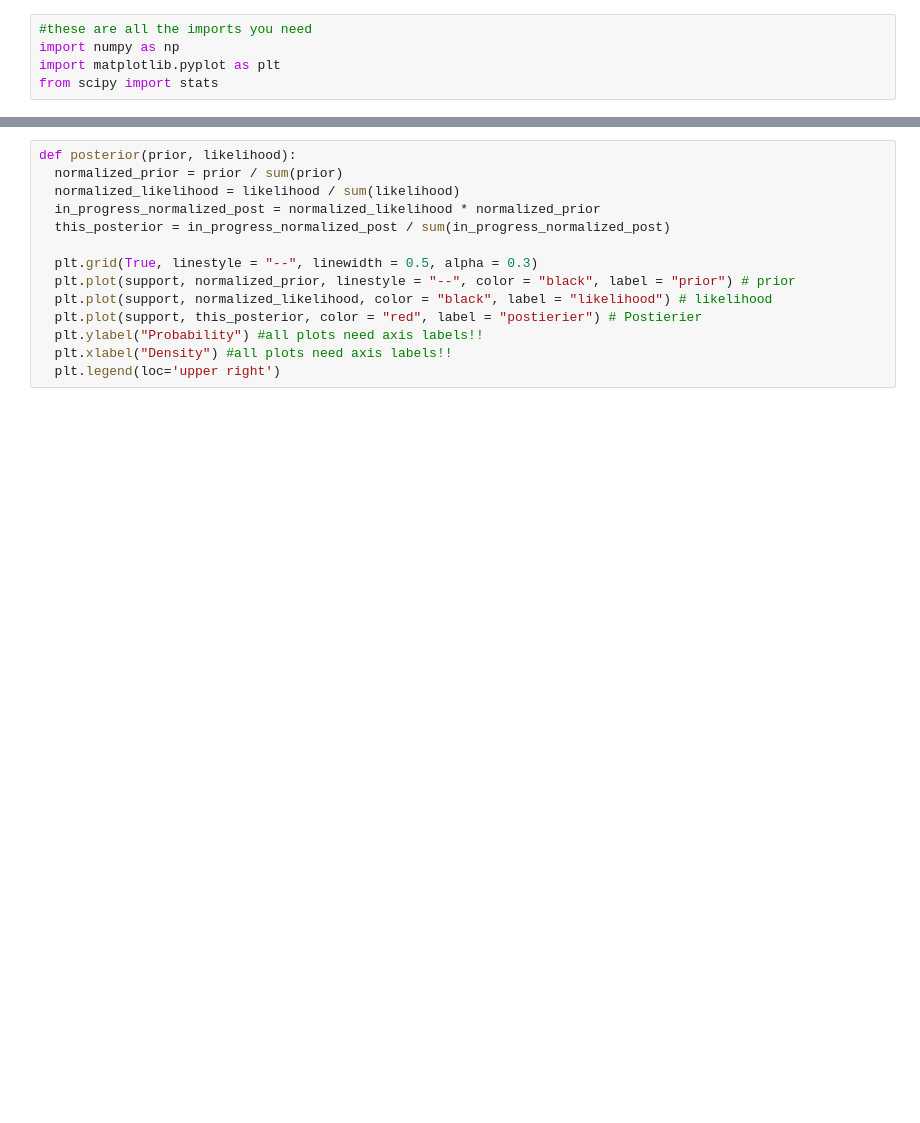
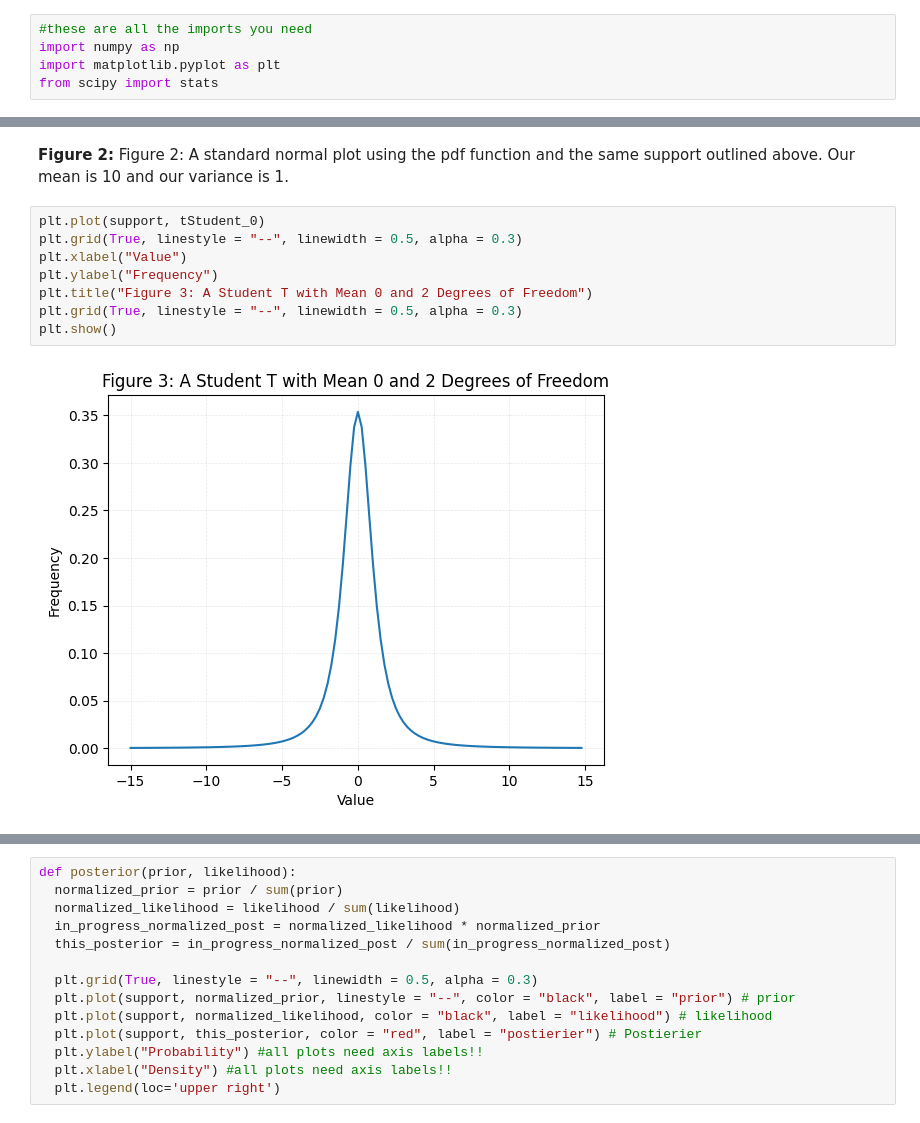
Before and after one commit to TJTomas/DSPS_TTomaszewski, a Jupyter notebook: HW2/Homework_2_Instructions_Bayesian_posteriors_Tomaszewski.ipynb, the cells around one changed output, grey strips where cells are left out. Saved outputs shown, nothing was run; the diff lists cells and outputs as text; blank space fills up the shorter version.

```diff
--- a/HW2/Homework_2_Instructions_Bayesian_posteriors_Tomaszewski.ipynb
+++ b/HW2/Homework_2_Instructions_Bayesian_posteriors_Tomaszewski.ipynb
@@ -81,0 +64,12 @@ plt.show()
+# %% [markdown]
+**Figure 2:** Figure 2: A standard normal plot using the pdf function and the same support outlined above. Our mean is 10 and our variance is 1.
+# %%
+plt.plot(support, tStudent_0)
+plt.grid(True, linestyle = "--", linewidth = 0.5, alpha = 0.3)
+plt.xlabel("Value")
+plt.ylabel("Frequency")
+plt.title("Figure 3: A Student T with Mean 0 and 2 Degrees of Freedom")
+plt.grid(True, linestyle = "--", linewidth = 0.5, alpha = 0.3)
+plt.show()
+# %% [output]
+[figure, added]
```
Also changed, not shown: parts of 14 cells of this notebook.
